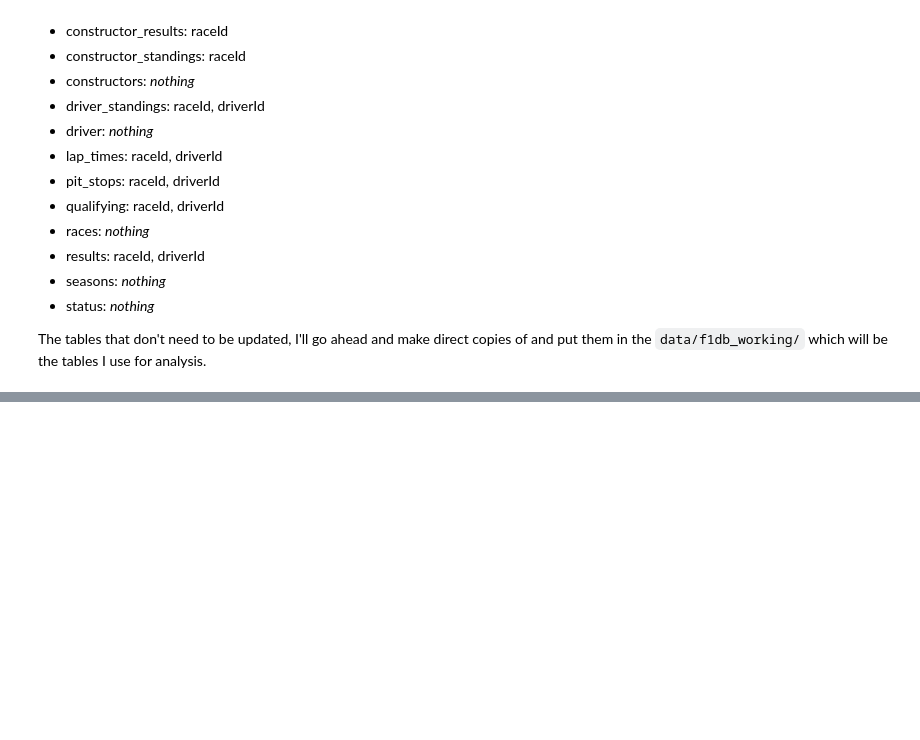
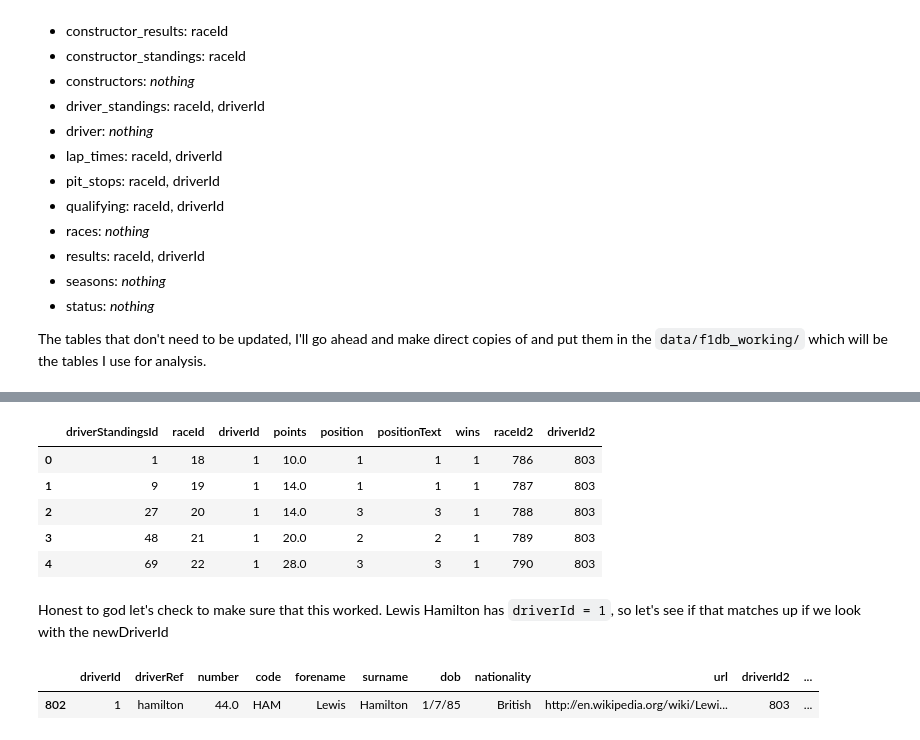
Before and after one commit to lennymd/formulaOne, a Jupyter notebook: analysis/notebooks/formula1-driver-analysis.ipynb, the cells around one changed output, grey strips where cells are left out. Saved outputs shown, nothing was run; the diff lists cells and outputs as text; code cells hidden in the pictures; blank space fills up the shorter version.

```diff
--- a/analysis/notebooks/formula1-driver-analysis.ipynb
+++ b/analysis/notebooks/formula1-driver-analysis.ipynb
@@ -52,0 +137,2 @@ import pandas as pd
+# %%
+newRaceId = races[["raceId","raceId2"]]
@@ -52,0 +280,2 @@ import pandas as pd
+# %%
+driverStandings = pd.read_csv("../data/f1db_excelPrep/driver_standings.csv")
@@ -52,0 +306,18 @@ import pandas as pd
+# %%
+driverStandings2 = driverStandings.merge(newRaceId, on = "raceId").merge(newDriverId, on = "driverId")
+# %%
+driverStandings2.head()
+# %% [output]
+|  | driverStandingsId | raceId | driverId | points | position | positionText | wins | raceId2 | driverId2 |
+| 0 | 1 | 18 | 1 | 10.0 | 1 | 1 | 1 | 786 | 803 |
+| 1 | 9 | 19 | 1 | 14.0 | 1 | 1 | 1 | 787 | 803 |
+| 2 | 27 | 20 | 1 | 14.0 | 3 | 3 | 1 | 788 | 803 |
+| 3 | 48 | 21 | 1 | 20.0 | 2 | 2 | 1 | 789 | 803 |
+| 4 | 69 | 22 | 1 | 28.0 | 3 | 3 | 1 | 790 | 803 |
+# %% [markdown]
+Honest to god let's check to make sure that this worked. Lewis Hamilton has `driverId = 1`, so let's see if that matches up if we look with the newDriverId
+# %%
+drivers[drivers.driverId2 == 803]
+# %% [output]
+|  | driverId | driverRef | number | code | forename | surname | dob | nationality | url | driverId2 | ... |
+| 802 | 1 | hamilton | 44.0 | HAM | Lewis | Hamilton | 1/7/85 | British | http://en.wikipedia.org/wiki/Lewi... | 803 | ... |
```
Also changed, not shown: parts of 38 cells of this notebook, 11 other files.
